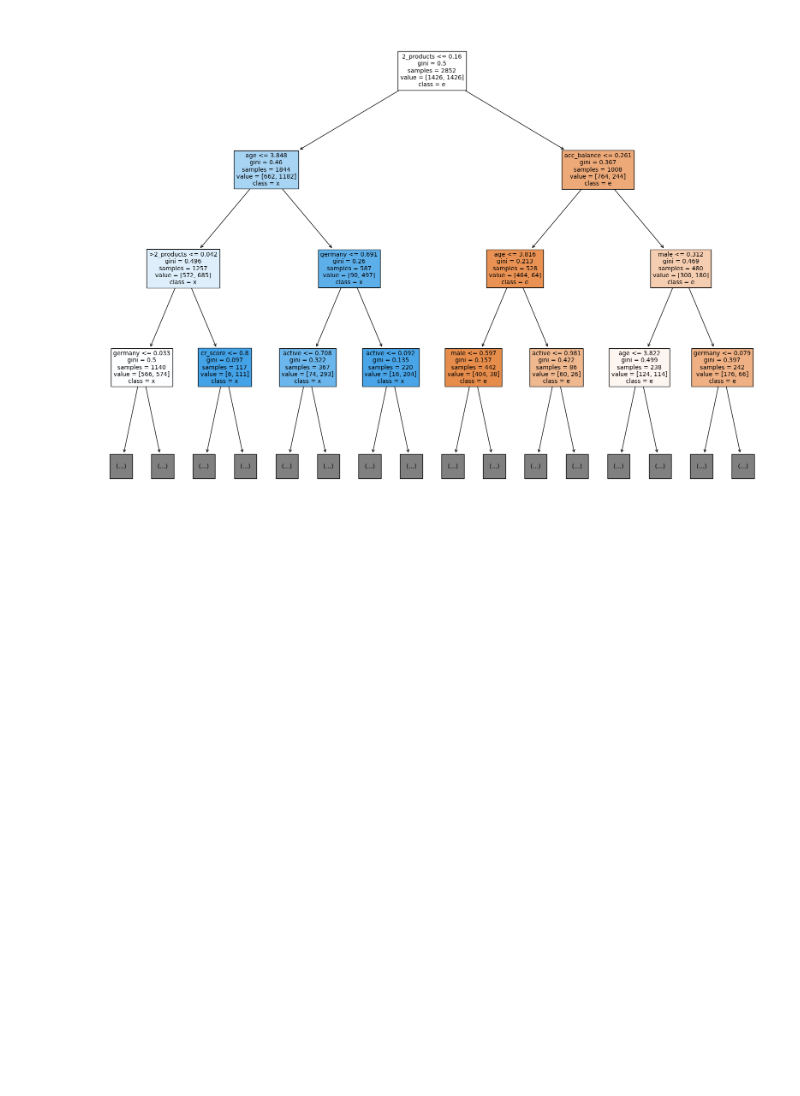
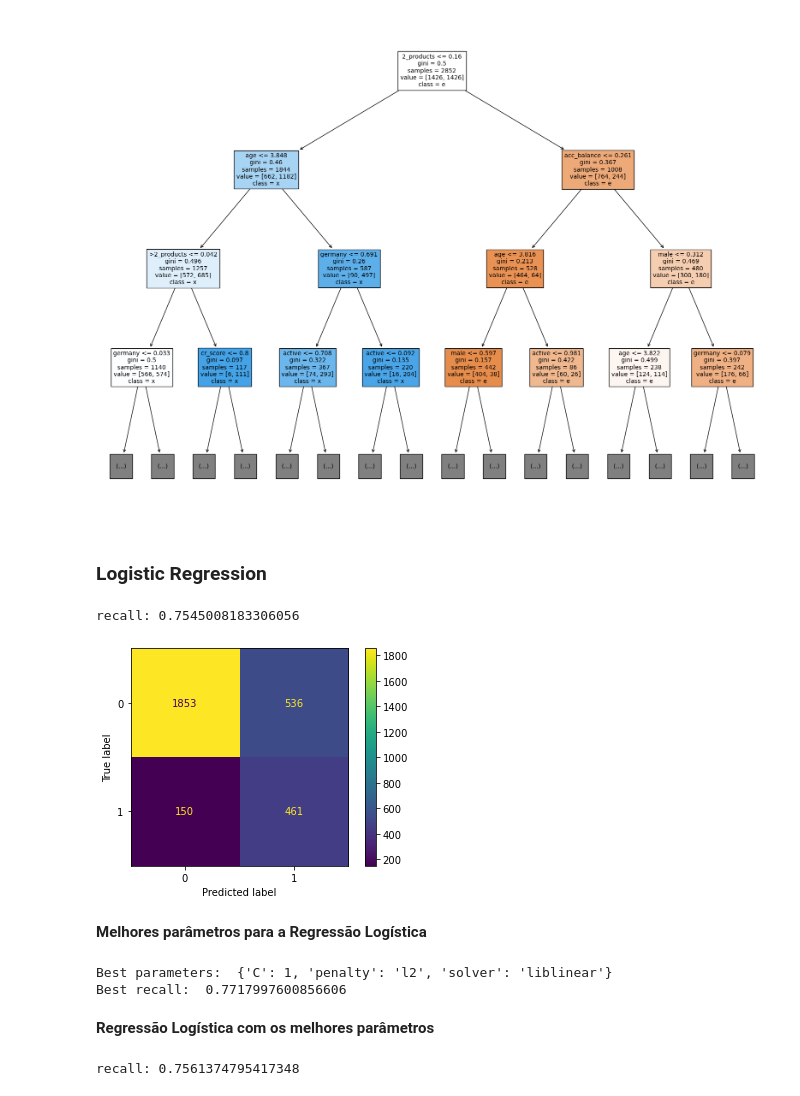
Before and after one commit to castroavila/machine_learning_i, a Jupyter notebook: projeto_aplicado.ipynb, the cells around one changed output. Drawn from its saved outputs; the diff is of its cells as text; code cells hidden in the pictures; blank space fills up the shorter version.

Commit message:
feat: LogisticRegression

```diff
--- a/projeto_aplicado.ipynb
+++ b/projeto_aplicado.ipynb
@@ -647,3 +650,51 @@ plot_tree(ad,
  Text(0.90625, 0.1, '\n  (...)  \n'),
  Text(0.96875, 0.1, '\n  (...)  \n')]
 [figure]
+# %% [markdown]
+### Logistic Regression
+# %%
+log_reg = LogisticRegression()
+log_reg.fit(X_train_ov, y_train_ov)
+log_reg_predict = log_reg.predict(X_test_df)
+log_reg_recall = recall_score(y_test, log_reg_predict)
+print(f'recall: {log_reg_recall}')
+# %% [output]
+recall: 0.7545008183306056
+# %%
+ConfusionMatrixDisplay(confusion_matrix=confusion_matrix(y_test, log_reg_predict)).plot()
+plt.show()
+# %% [output]
+[figure, added]
+# %% [markdown]
+**Melhores parâmetros para a Regressão Logística**
+# %%
+np.random.seed(42)
+
+params = {
+    'penalty': ['l1', 'l2'],
+    'C': [0.1, 1, 10, 100, 1000],
+    'solver': ['liblinear', 'saga']
+}
+
+grid_search = GridSearchCV(LogisticRegression(), param_grid=params, scoring='recall', cv=5)
+grid_search.fit(X_train_ov, y_train_ov)
+
+best_params = grid_search.best_params_
+best_recall = grid_search.best_score_
+
+print('Best parameters: ', best_params)
+print('Best recall: ', best_recall)
+# %% [output]
+Best parameters:  {'C': 1, 'penalty': 'l2', 'solver': 'liblinear'}
+Best recall:  0.7717997600856606
+# %% [markdown]
+**Regressão Logística com os melhores parâmetros**
+# %%
+log_reg_best = LogisticRegression(**best_params)
+log_reg_best.fit(X_train_ov, y_train_ov)
+log_reg_predict = log_reg_best.predict(X_test_df)
+log_reg_recall = recall_score(y_test, log_reg_predict)
+
+print(f'recall: {log_reg_recall}')
+# %% [output]
+recall: 0.7561374795417348
```
Also changed, not shown: parts of 8 cells of this notebook.
